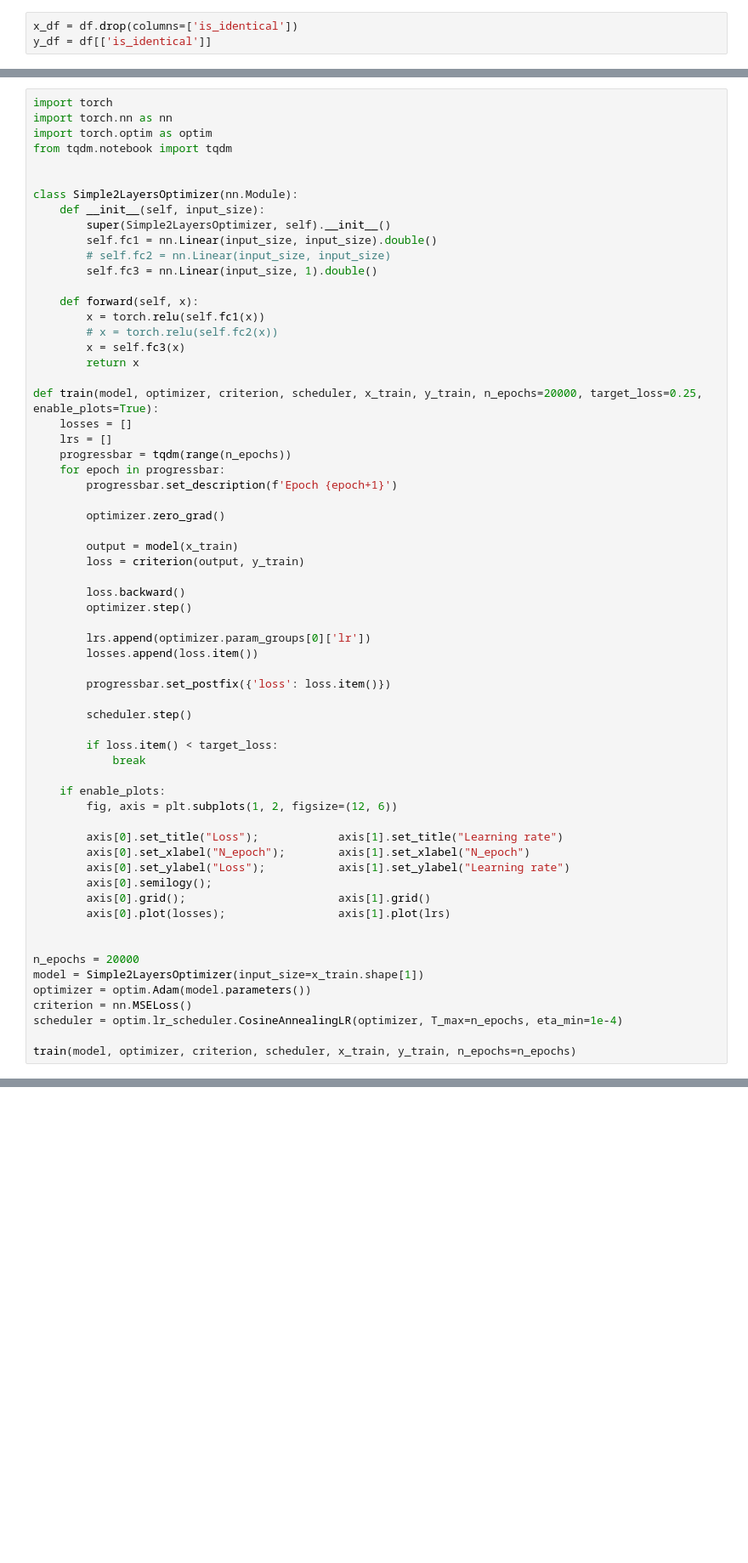
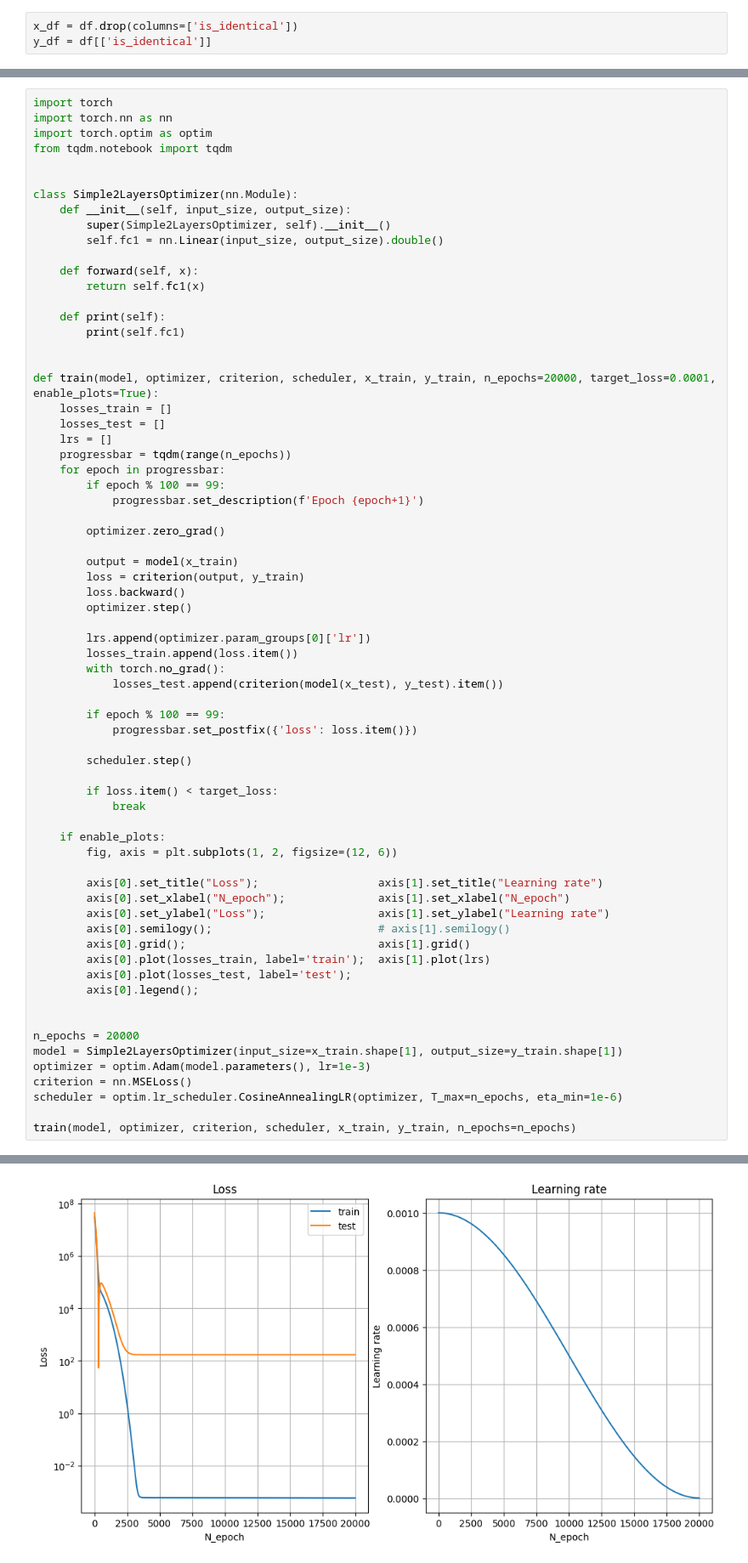
Before and after one commit to arsen-osipyan/air_objects_identification, a Jupyter notebook: Untitled.ipynb, the cells around one changed output, grey strips where cells are left out. Shown at 85% size. Cells and saved outputs as stored; diff of their text form; blank space fills up the shorter version.

```diff
--- a/Untitled.ipynb
+++ b/Untitled.ipynb
@@ -150,37 +150,40 @@ from tqdm.notebook import tqdm
 
 
 class Simple2LayersOptimizer(nn.Module):
-    def __init__(self, input_size):
+    def __init__(self, input_size, output_size):
         super(Simple2LayersOptimizer, self).__init__()
-        self.fc1 = nn.Linear(input_size, input_size).double()
-        # self.fc2 = nn.Linear(input_size, input_size)
-        self.fc3 = nn.Linear(input_size, 1).double()
+        self.fc1 = nn.Linear(input_size, output_size).double()
 
     def forward(self, x):
-        x = torch.relu(self.fc1(x))
-        # x = torch.relu(self.fc2(x))
-        x = self.fc3(x)
-        return x
+        return self.fc1(x)
 
-def train(model, optimizer, criterion, scheduler, x_train, y_train, n_epochs=20000, target_loss=0.25, enable_plots=True):
-    losses = []
+    def print(self):
+        print(self.fc1)
+
+
+def train(model, optimizer, criterion, scheduler, x_train, y_train, n_epochs=20000, target_loss=0.0001, enable_plots=True):
+    losses_train = []
+    losses_test = []
     lrs = []
     progressbar = tqdm(range(n_epochs))
     for epoch in progressbar:
-        progressbar.set_description(f'Epoch {epoch+1}')
+        if epoch % 100 == 99:
+            progressbar.set_description(f'Epoch {epoch+1}')
 
         optimizer.zero_grad()
 
         output = model(x_train)
         loss = criterion(output, y_train)
-
         loss.backward()
         optimizer.step()
 
         lrs.append(optimizer.param_groups[0]['lr'])
-        losses.append(loss.item())
+        losses_train.append(loss.item())
+        with torch.no_grad():
+            losses_test.append(criterion(model(x_test), y_test).item())
 
-        progressbar.set_postfix({'loss': loss.item()})
+        if epoch % 100 == 99:
+            progressbar.set_postfix({'loss': loss.item()})
 
         scheduler.step()
 
@@ -190,19 +193,21 @@ def train(model, optimizer, criterion, scheduler, x_train, y_train, n_epochs=200
     if enable_plots:
         fig, axis = plt.subplots(1, 2, figsize=(12, 6))
 
-        axis[0].set_title("Loss");            axis[1].set_title("Learning rate")
-        axis[0].set_xlabel("N_epoch");        axis[1].set_xlabel("N_epoch")
-        axis[0].set_ylabel("Loss");           axis[1].set_ylabel("Learning rate")
-        axis[0].semilogy();
-        axis[0].grid();                       axis[1].grid()
-        axis[0].plot(losses);                 axis[1].plot(lrs)
+        axis[0].set_title("Loss");                  axis[1].set_title("Learning rate")
+        axis[0].set_xlabel("N_epoch");              axis[1].set_xlabel("N_epoch")
+        axis[0].set_ylabel("Loss");                 axis[1].set_ylabel("Learning rate")
+        axis[0].semilogy();                         # axis[1].semilogy()
+        axis[0].grid();                             axis[1].grid()
+        axis[0].plot(losses_train, label='train');  axis[1].plot(lrs)
+        axis[0].plot(losses_test, label='test');
+        axis[0].legend();
 
 
 n_epochs = 20000
-model = Simple2LayersOptimizer(input_size=x_train.shape[1])
-optimizer = optim.Adam(model.parameters())
+model = Simple2LayersOptimizer(input_size=x_train.shape[1], output_size=y_train.shape[1])
+optimizer = optim.Adam(model.parameters(), lr=1e-3)
 criterion = nn.MSELoss()
-scheduler = optim.lr_scheduler.CosineAnnealingLR(optimizer, T_max=n_epochs, eta_min=1e-4)
+scheduler = optim.lr_scheduler.CosineAnnealingLR(optimizer, T_max=n_epochs, eta_min=1e-6)
 
 train(model, optimizer, criterion, scheduler, x_train, y_train, n_epochs=n_epochs)
 # %% [output]
@@ -225,0 +214 @@ ServerApp.rate_limit_window=3.0 (secs)
+[figure, added]
```
Also changed, not shown: parts of 15 cells of this notebook, 2 other files.
